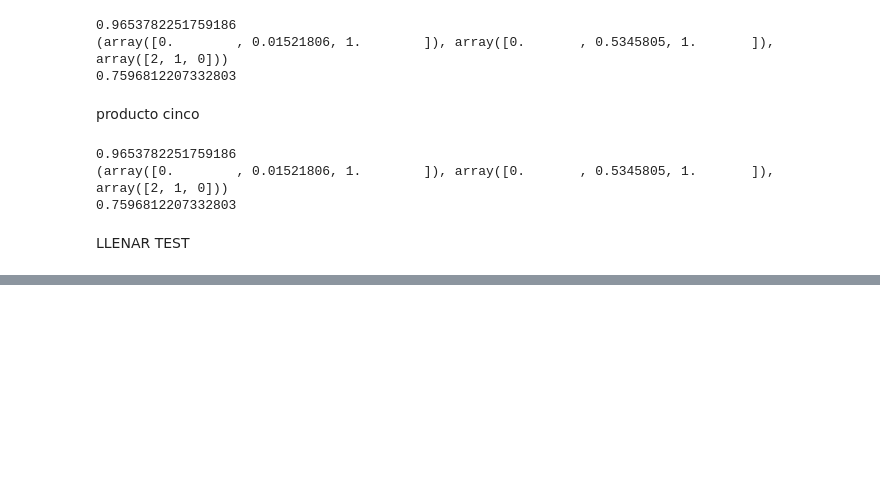
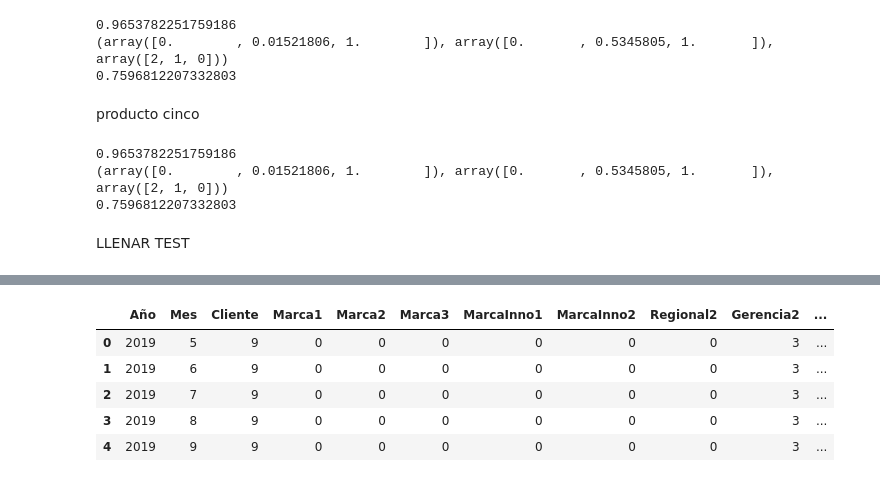
Before and after one commit to edward0rtiz/brewingthecode_COL, a Jupyter notebook: DataCup_2020_1.0.ipynb, the cells around one changed output, grey strips where cells are left out. Saved outputs shown, nothing was run; the diff lists cells and outputs as text; code cells hidden in the pictures; blank space fills up the shorter version.

```diff
--- a/DataCup_2020_1.0.ipynb
+++ b/DataCup_2020_1.0.ipynb
@@ -645,0 +823,2 @@ final.to_csv('input4_clientes_test.csv', sep=',', encoding='utf-8', index=False)
+# %%
+df_new_venta_2 = pd.concat([df_new_2019, df_new_2020], ignore_index=True)
@@ -645,0 +834,22 @@ final.to_csv('input4_clientes_test.csv', sep=',', encoding='utf-8', index=False)
+# %%
+unique_cliente = list(df_new_venta_2['Cliente'].unique())
+
+list_dict = []
+for cliente in unique_cliente:
+  cliente_df = df_new_venta_2[df_new_venta_2['Cliente'] == cliente]
+  dicty = {'Cliente': cliente}
+  marcas = cliente_df['Marca2'].value_counts()
+  marcas_index = list(marcas.index)
+  marcas_values = list(marcas.values)
+
+  union = list(zip(marcas_index, marcas_values))
+  union_sort = sorted(union, key=lambda x: x[1], reverse=True)
+  for i in range(3):
+    if i < len(union_sort):
+      first = union_sort[i]
+    dicty['fav{}'.format(i + 1)] = first[0]
+
+  list_dict.append(dicty)
+# %%
+df_fav = pd.DataFrame(list_dict)
+df_fav.head()
@@ -645,0 +863,3 @@ final.to_csv('input4_clientes_test.csv', sep=',', encoding='utf-8', index=False)
+# %%
+cliente_info = cliente_info.merge(df_fav, on='Cliente')
+cliente_info.head()
@@ -645,0 +882,10 @@ final.to_csv('input4_clientes_test.csv', sep=',', encoding='utf-8', index=False)
+# %%
+full_union = result.merge(cliente_info, on='Cliente')
+full_union.head()
+# %% [output]
+|  | Año | Mes | Cliente | Marca1 | Marca2 | Marca3 | MarcaInno1 | MarcaInno2 | Regional2 | Gerencia2 | ... |
+| 0 | 2019 | 5 | 9 | 0 | 0 | 0 | 0 | 0 | 0 | 3 | ... |
+| 1 | 2019 | 6 | 9 | 0 | 0 | 0 | 0 | 0 | 0 | 3 | ... |
+| 2 | 2019 | 7 | 9 | 0 | 0 | 0 | 0 | 0 | 0 | 3 | ... |
+| 3 | 2019 | 8 | 9 | 0 | 0 | 0 | 0 | 0 | 0 | 3 | ... |
+| 4 | 2019 | 9 | 9 | 0 | 0 | 0 | 0 | 0 | 0 | 3 | ... |
```
Also changed, not shown: parts of 54 cells of this notebook.
